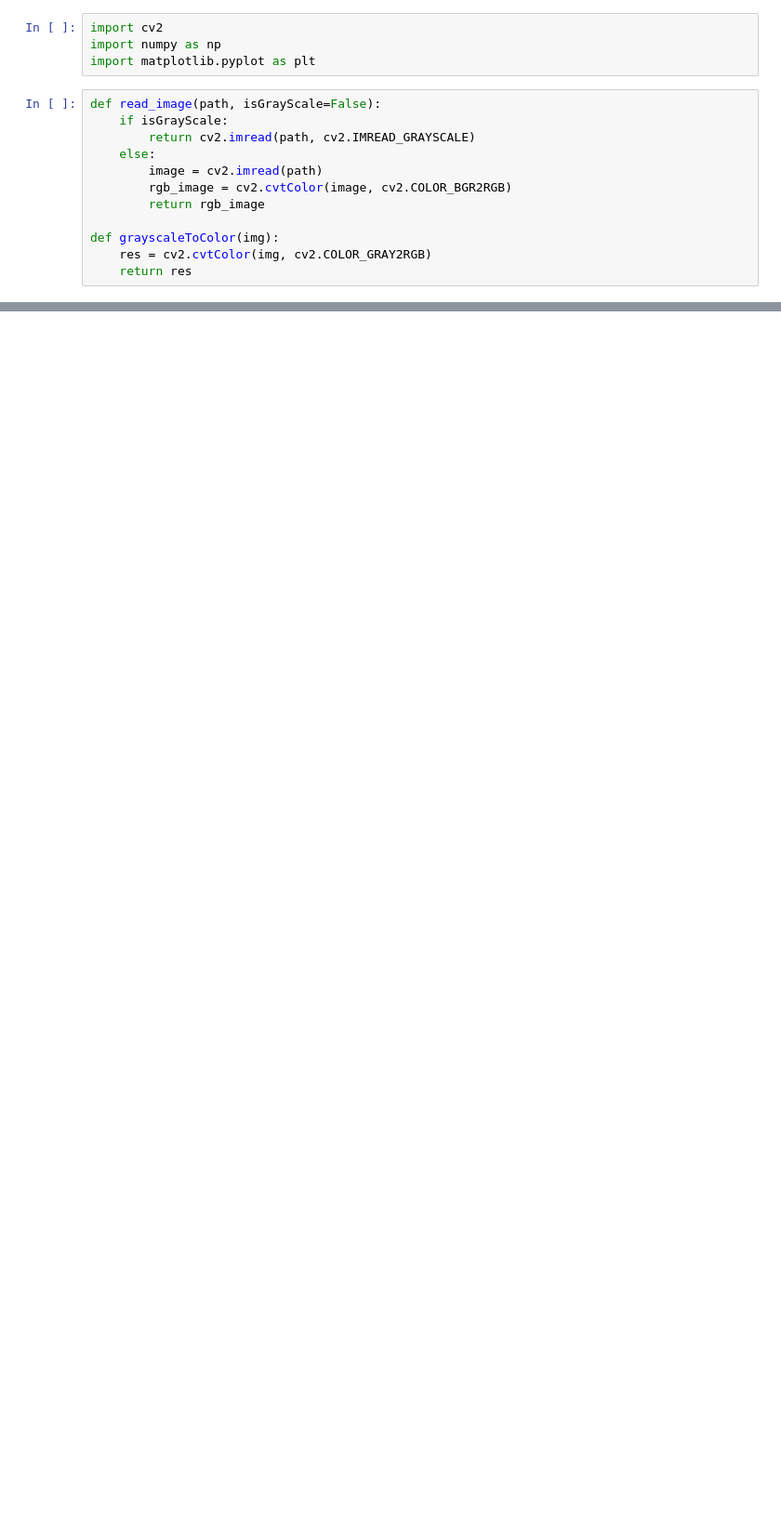
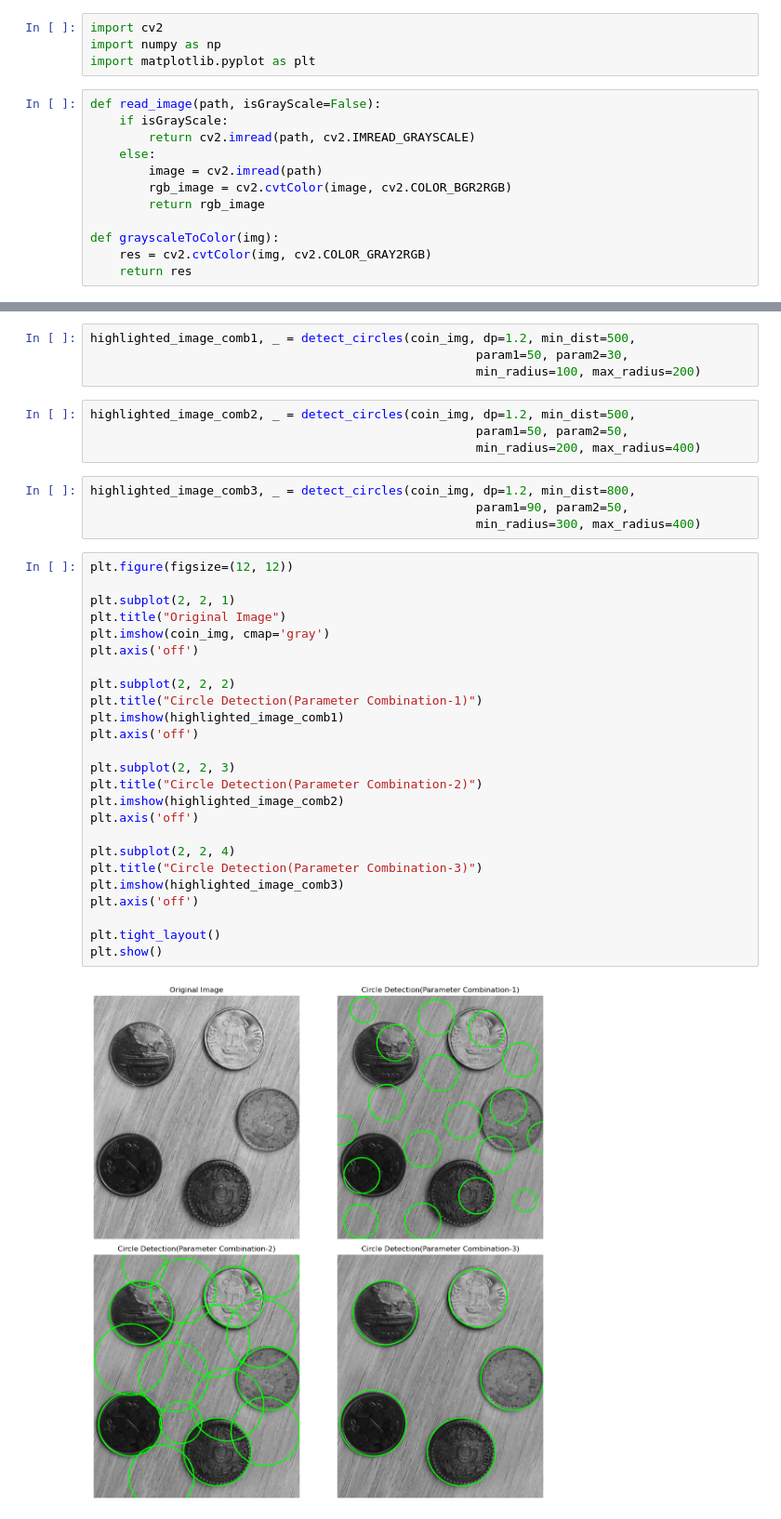
Before and after one commit to CS7-404-DIP-M24/a4-Jayeshs27, a Jupyter notebook: src/main.ipynb, the cells around one changed output, grey strips where cells are left out. Shown at 93% size. Cells and saved outputs as stored; diff of their text form; blank space fills up the shorter version.

```diff
--- a/src/main.ipynb
+++ b/src/main.ipynb
@@ -245,3 +285,42 @@ plt.show()
+# %%
+highlighted_image_comb1, _ = detect_circles(coin_img, dp=1.2, min_dist=500,
+                                                     param1=50, param2=30,
+                                                     min_radius=100, max_radius=200)
+# %%
+highlighted_image_comb2, _ = detect_circles(coin_img, dp=1.2, min_dist=500,
+                                                     param1=50, param2=50,
+                                                     min_radius=200, max_radius=400)
+# %%
+highlighted_image_comb3, _ = detect_circles(coin_img, dp=1.2, min_dist=800,
+                                                     param1=90, param2=50,
+                                                     min_radius=300, max_radius=400)
+# %%
+plt.figure(figsize=(12, 12))
+
+plt.subplot(2, 2, 1)
+plt.title("Original Image")
+plt.imshow(coin_img, cmap='gray')
+plt.axis('off')
+
+plt.subplot(2, 2, 2)
+plt.title("Circle Detection(Parameter Combination-1)")
+plt.imshow(highlighted_image_comb1)
+plt.axis('off')
+
+plt.subplot(2, 2, 3)
+plt.title("Circle Detection(Parameter Combination-2)")
+plt.imshow(highlighted_image_comb2)
+plt.axis('off')
+
+plt.subplot(2, 2, 4)
+plt.title("Circle Detection(Parameter Combination-3)")
+plt.imshow(highlighted_image_comb3)
+plt.axis('off')
+
+plt.tight_layout()
+plt.show()
+# %% [output]
+[figure, added]
 # %%
 def detect_and_mark_corners(image, block_size, ksize, k, threshold):
     """
```
Also changed, not shown: parts of 12 cells of this notebook, 11 other files.
